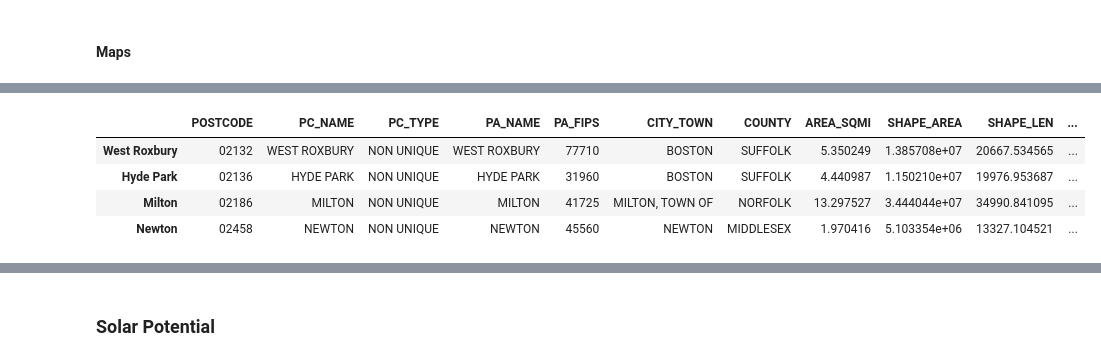
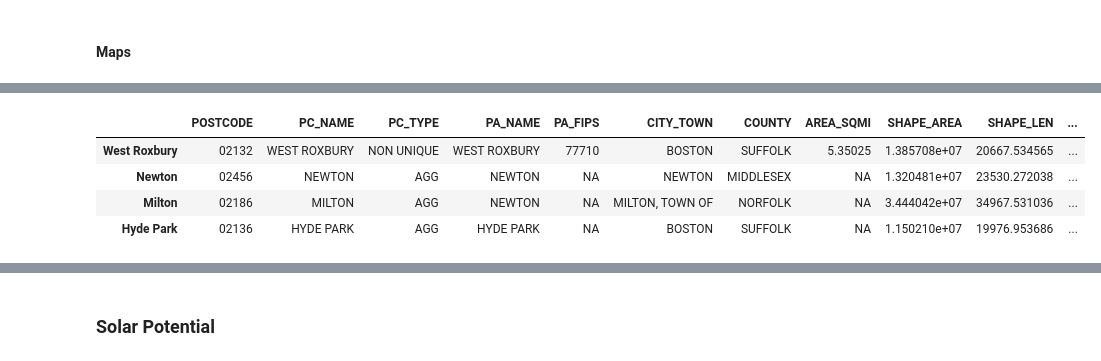
Before and after one commit to ghostpress/ma-solar, a Jupyter notebook: code/initViz.ipynb, the cells around one changed output, grey strips where cells are left out. Cells and saved outputs as stored; diff of their text form; code cells hidden in the pictures.

```diff
--- a/code/initViz.ipynb
+++ b/code/initViz.ipynb
@@ -80,0 +155,8 @@ isolMA.plot()
+# %%
+miltonAll = polyUnion(polyMilton)
+milton    = ['02186', 'MILTON', 'AGG', 'NEWTON', 'NA', 'MILTON, TOWN OF',
+             'NORFOLK', 'NA', miltonAll.area, miltonAll.length, miltonAll]
+
+
+isolMA.loc[1] = milton
+isolMA
@@ -80,0 +185,8 @@ isolMA.plot()
+# %%
+hydeAll = polyUnion(polyHP)
+hyde    = ['02136', 'HYDE PARK', 'AGG', 'HYDE PARK', 'NA', 'BOSTON', 'SUFFOLK',
+            'NA', hydeAll.area, hydeAll.length, hydeAll]
+
+
+isolMA.loc[2] = hyde
+isolMA
@@ -80,0 +216,2 @@ isolMA.plot()
+# %%
+isolMA = isolMA.drop([185, 210, 310, 381, 446, 450, 454, 462, 495, 500, 536, 541, 543])
@@ -278,6 +421,0 @@ isolMA
-# %%
-# Need to rearrange isolMA to merge with existPVSummary for plotting
-
-isolMA = isolMA.drop(381)
-isolMA.loc[310, 'geometry'] = isolMA.loc[310, 'geometry'][0]
-isolMA
@@ -290,13 +422,13 @@ isolMA
 # %%
-isolMA = isolMA.set_index(pd.Index(['West Roxbury', 'Hyde Park', 'Milton',
-                                   'Newton']))
+isolMA = isolMA.set_index(pd.Index(['West Roxbury', 'Newton', 'Milton',
+                                    'Hyde Park']))
 isolMA
 # %% [output]
 |  | POSTCODE | PC_NAME | PC_TYPE | PA_NAME | PA_FIPS | CITY_TOWN | COUNTY | AREA_SQMI | SHAPE_AREA | SHAPE_LEN | ... |
-| West Roxbury | 02132 | WEST ROXBURY | NON UNIQUE | WEST ROXBURY | 77710 | BOSTON | SUFFOLK | 5.350249 | 1.385708e+07 | 20667.534565 | ... |
-| Hyde Park | 02136 | HYDE PARK | NON UNIQUE | HYDE PARK | 31960 | BOSTON | SUFFOLK | 4.440987 | 1.150210e+07 | 19976.953687 | ... |
-| Milton | 02186 | MILTON | NON UNIQUE | MILTON | 41725 | MILTON, TOWN OF | NORFOLK | 13.297527 | 3.444044e+07 | 34990.841095 | ... |
-| Newton | 02458 | NEWTON | NON UNIQUE | NEWTON | 45560 | NEWTON | MIDDLESEX | 1.970416 | 5.103354e+06 | 13327.104521 | ... |
+| West Roxbury | 02132 | WEST ROXBURY | NON UNIQUE | WEST ROXBURY | 77710 | BOSTON | SUFFOLK | 5.35025 | 1.385708e+07 | 20667.534565 | ... |
+| Newton | 02456 | NEWTON | AGG | NEWTON | NA | NEWTON | MIDDLESEX | NA | 1.320481e+07 | 23530.272038 | ... |
+| Milton | 02186 | MILTON | AGG | NEWTON | NA | MILTON, TOWN OF | NORFOLK | NA | 3.444042e+07 | 34967.531036 | ... |
+| Hyde Park | 02136 | HYDE PARK | AGG | HYDE PARK | NA | BOSTON | SUFFOLK | NA | 1.150210e+07 | 19976.953686 | ... |
 # %%
 # Don't need some of these columns to merge with existPVSummary
 
```
Also changed, not shown: parts of 41 cells of this notebook.
